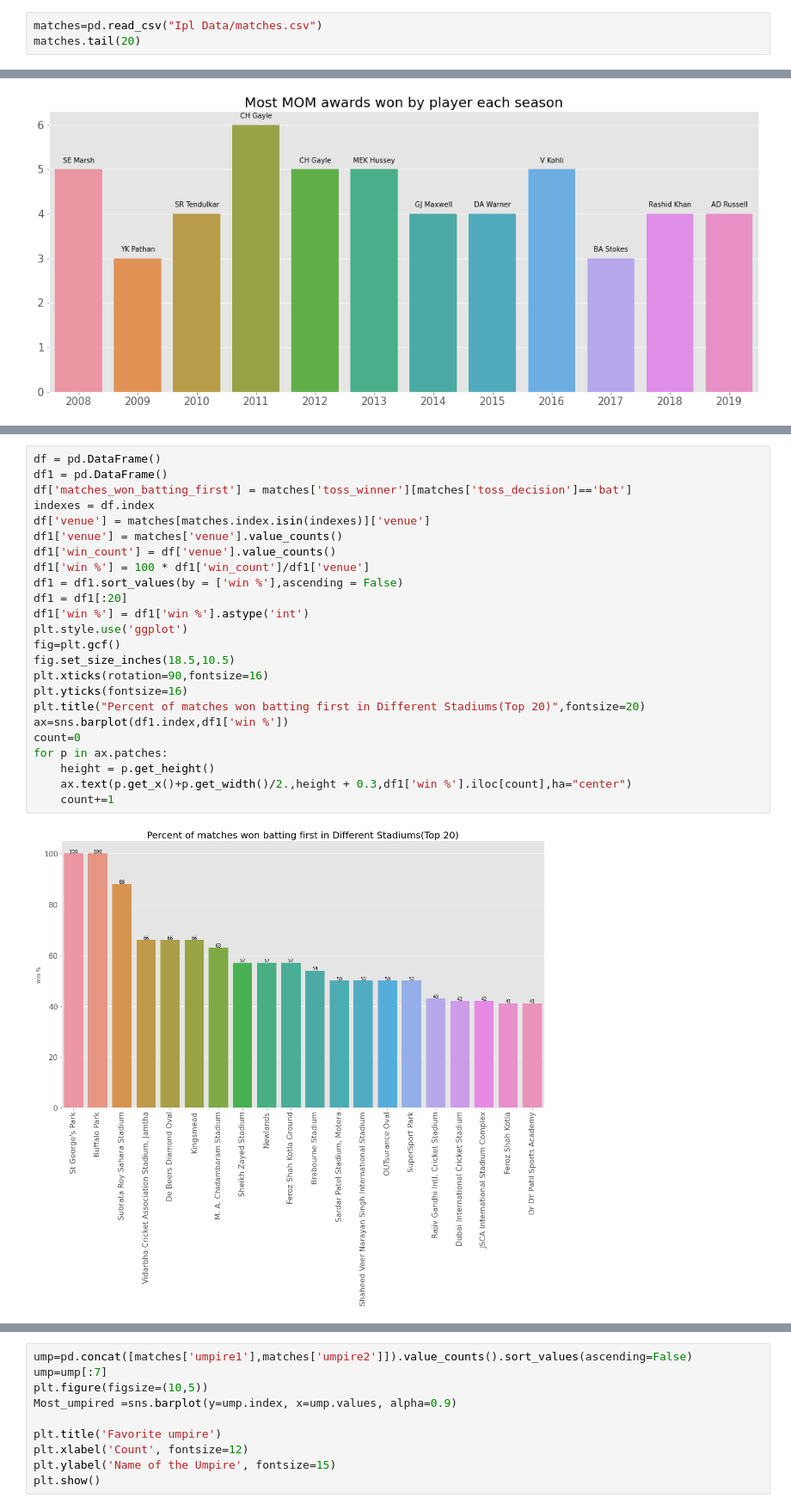
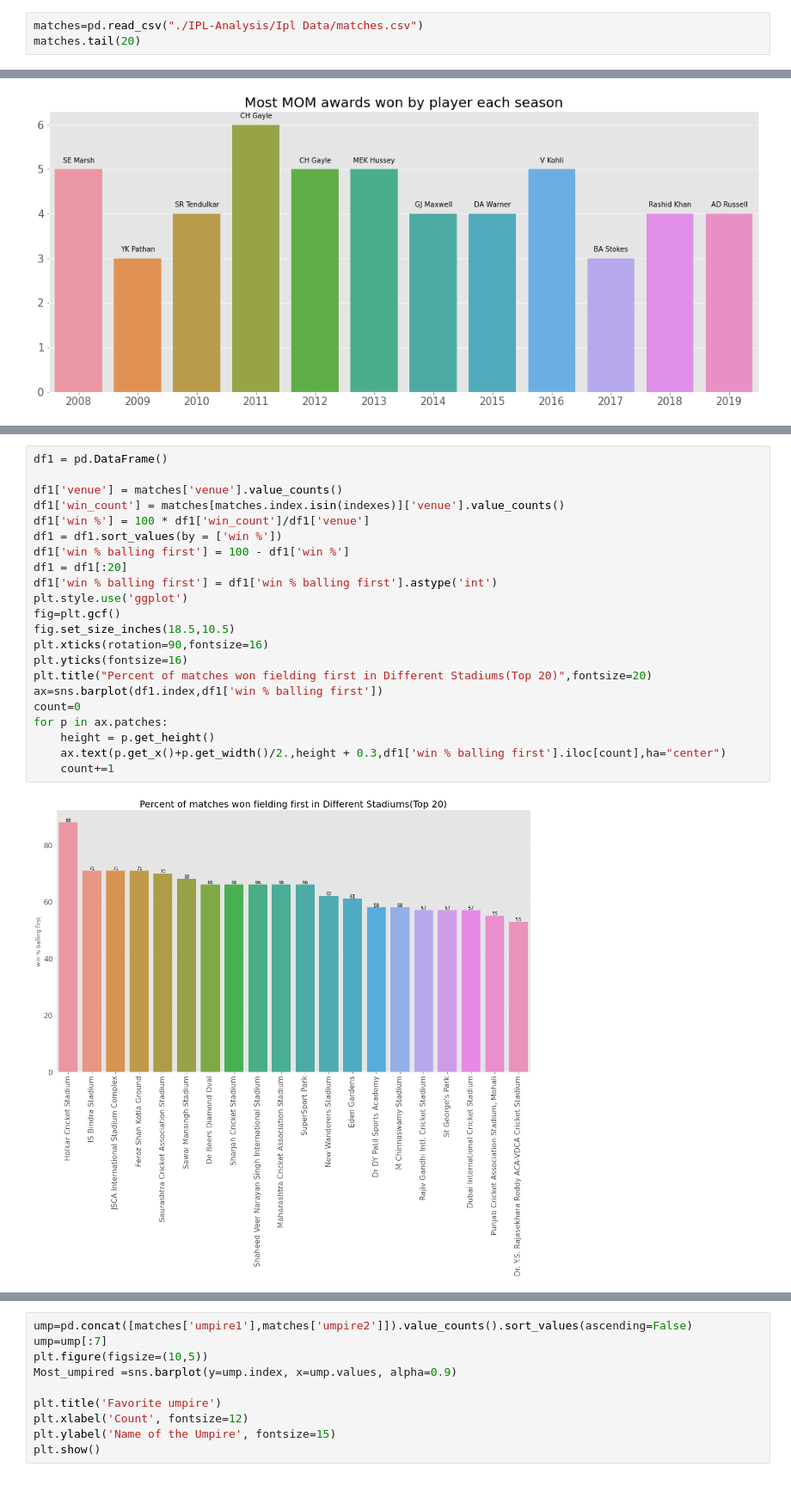
Before and after one commit to sakshamj74/IPL-Analysis, a Jupyter notebook: Matches.ipynb, the cells around one changed output, grey strips where cells are left out. Shown at 86% size. Saved outputs shown, nothing was run; the diff lists cells and outputs as text.

Commit message:
Fixed graphs for win rates of Batting first and Fielding first

```diff
--- a/Matches.ipynb
+++ b/Matches.ipynb
@@ -7,7 +7,7 @@ import matplotlib.patches as mpatches
 import collections
 from collections import defaultdict
 # %%
-matches=pd.read_csv("Ipl Data/matches.csv")
+matches=pd.read_csv("./IPL-Analysis/Ipl Data/matches.csv")
 matches.tail(20)
 # %% [output]
 |  | id | season | city | date | team1 | team2 | toss_winner | toss_decision | result | dl_applied | ... |
@@ -429,26 +463,24 @@ for p in ax.patches:
 # %%
-df = pd.DataFrame()
 df1 = pd.DataFrame()
-df['matches_won_batting_first'] = matches['toss_winner'][matches['toss_decision']=='bat']
-indexes = df.index
-df['venue'] = matches[matches.index.isin(indexes)]['venue']
+
 df1['venue'] = matches['venue'].value_counts()
-df1['win_count'] = df['venue'].value_counts()
+df1['win_count'] = matches[matches.index.isin(indexes)]['venue'].value_counts()
 df1['win %'] = 100 * df1['win_count']/df1['venue']
-df1 = df1.sort_values(by = ['win %'],ascending = False)
+df1 = df1.sort_values(by = ['win %'])
+df1['win % balling first'] = 100 - df1['win %']
 df1 = df1[:20]
-df1['win %'] = df1['win %'].astype('int')
+df1['win % balling first'] = df1['win % balling first'].astype('int')
 plt.style.use('ggplot')
 fig=plt.gcf()
 fig.set_size_inches(18.5,10.5)
 plt.xticks(rotation=90,fontsize=16)
 plt.yticks(fontsize=16)
-plt.title("Percent of matches won batting first in Different Stadiums(Top 20)",fontsize=20)
-ax=sns.barplot(df1.index,df1['win %'])
+plt.title("Percent of matches won fielding first in Different Stadiums(Top 20)",fontsize=20)
+ax=sns.barplot(df1.index,df1['win % balling first'])
 count=0
 for p in ax.patches:
     height = p.get_height()
-    ax.text(p.get_x()+p.get_width()/2.,height + 0.3,df1['win %'].iloc[count],ha="center")
+    ax.text(p.get_x()+p.get_width()/2.,height + 0.3,df1['win % balling first'].iloc[count],ha="center")
     count+=1
 # %% [output]
-[figure, old version]
+[figure, new version]
```
Also changed, not shown: parts of 5 cells of this notebook.
